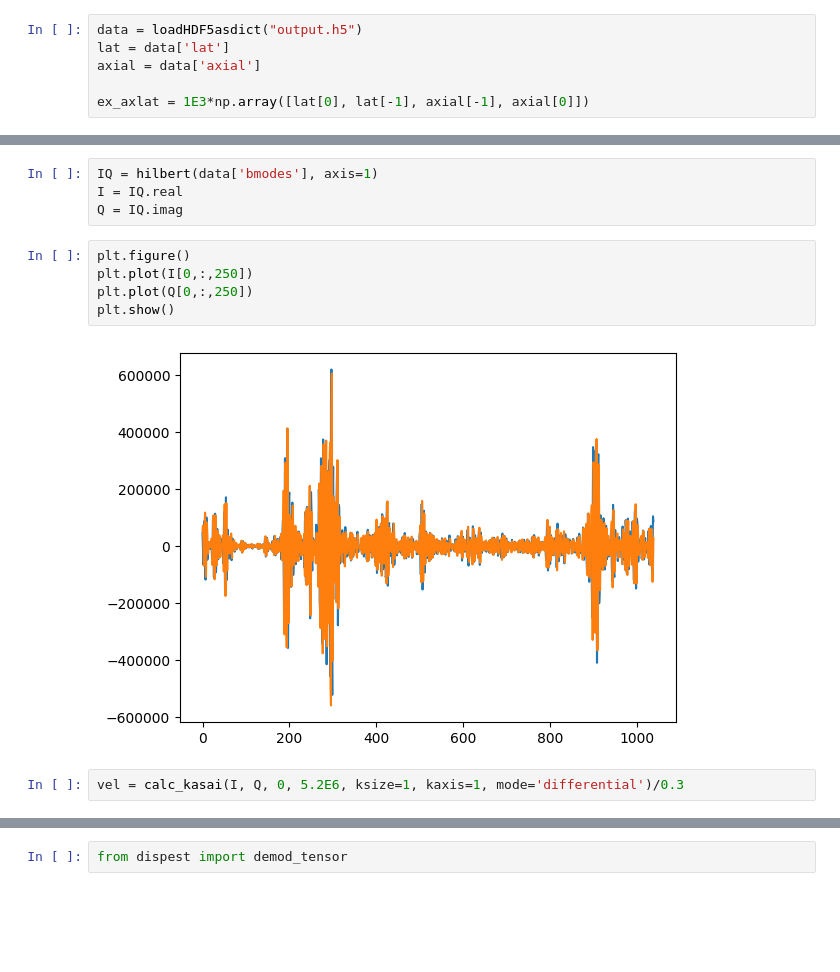
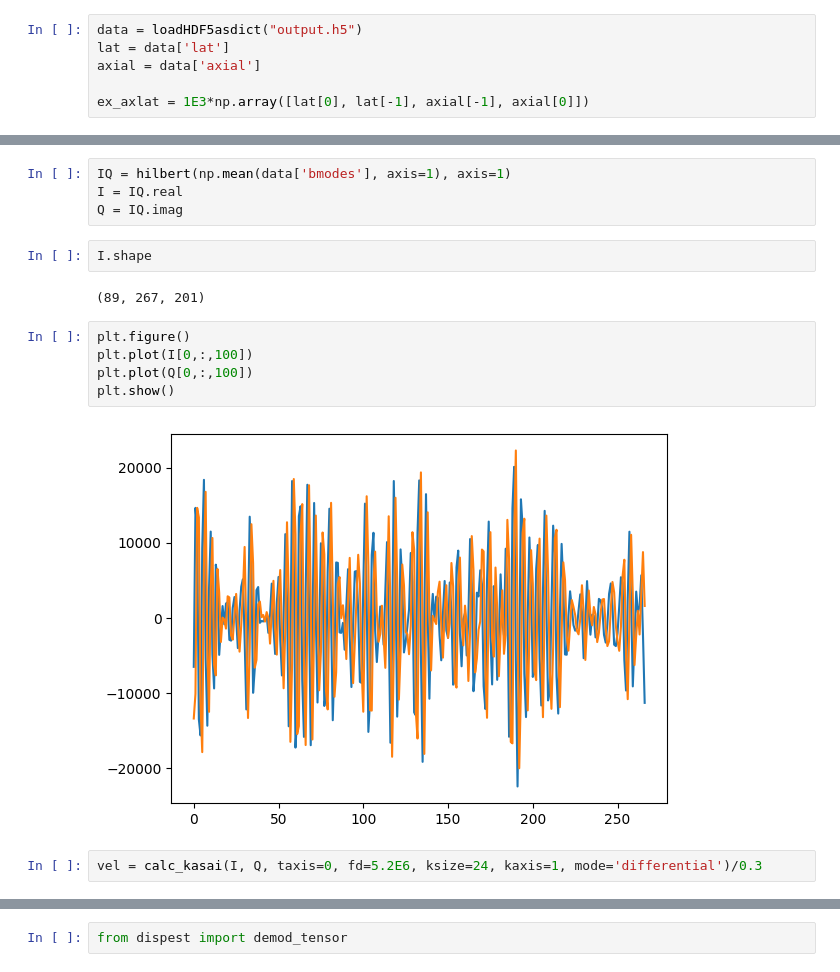
Before and after one commit to wewightman/pycbf, a Jupyter notebook: examples/checkdata.ipynb, the cells around one changed output, grey strips where cells are left out. Drawn from its saved outputs; the diff is of its cells as text; blank space fills up the shorter version.

```diff
--- a/examples/checkdata.ipynb
+++ b/examples/checkdata.ipynb
@@ -17,16 +17,20 @@ data['bmodes'].shape
 # %%
-IQ = hilbert(data['bmodes'], axis=1)
+IQ = hilbert(np.mean(data['bmodes'], axis=1), axis=1)
 I = IQ.real
 Q = IQ.imag
+# %%
+I.shape
+# %% [output]
+(89, 267, 201)
 # %%
 plt.figure()
-plt.plot(I[0,:,250])
-plt.plot(Q[0,:,250])
+plt.plot(I[0,:,100])
+plt.plot(Q[0,:,100])
 plt.show()
 # %% [output]
-[figure, old version]
+[figure, new version]
 # %%
-vel = calc_kasai(I, Q, 0, 5.2E6, ksize=1, kaxis=1, mode='differential')/0.3
+vel = calc_kasai(I, Q, taxis=0, fd=5.2E6, ksize=24, kaxis=1, mode='differential')/0.3
 # %%
 env = np.abs(np.mean(I[0:1,:,:] + 1j*Q[0:1,:,:], axis=0))
 logged = 20 * np.log10(env/np.percentile(env, 99))
```
Also changed, not shown: parts of 9 cells of this notebook, 1 other file.
